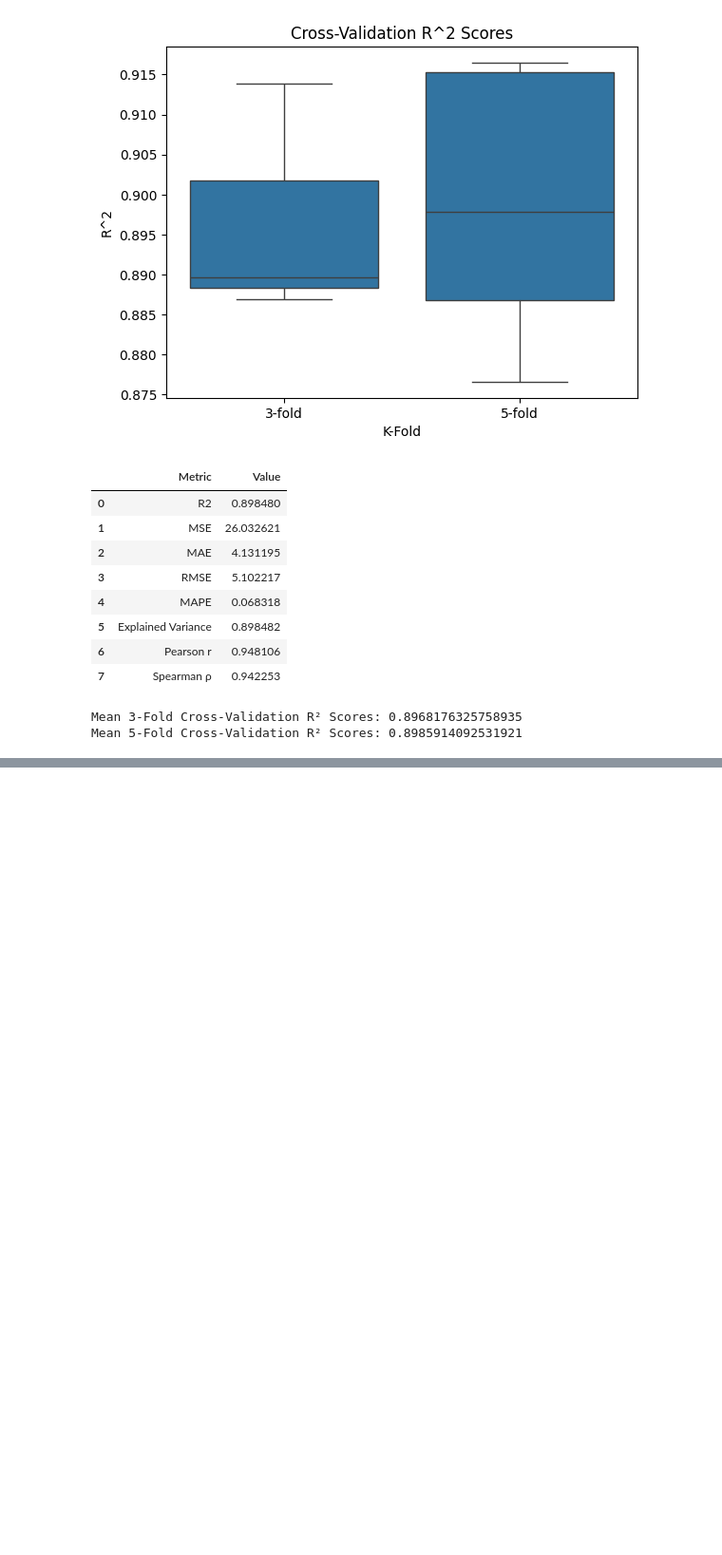
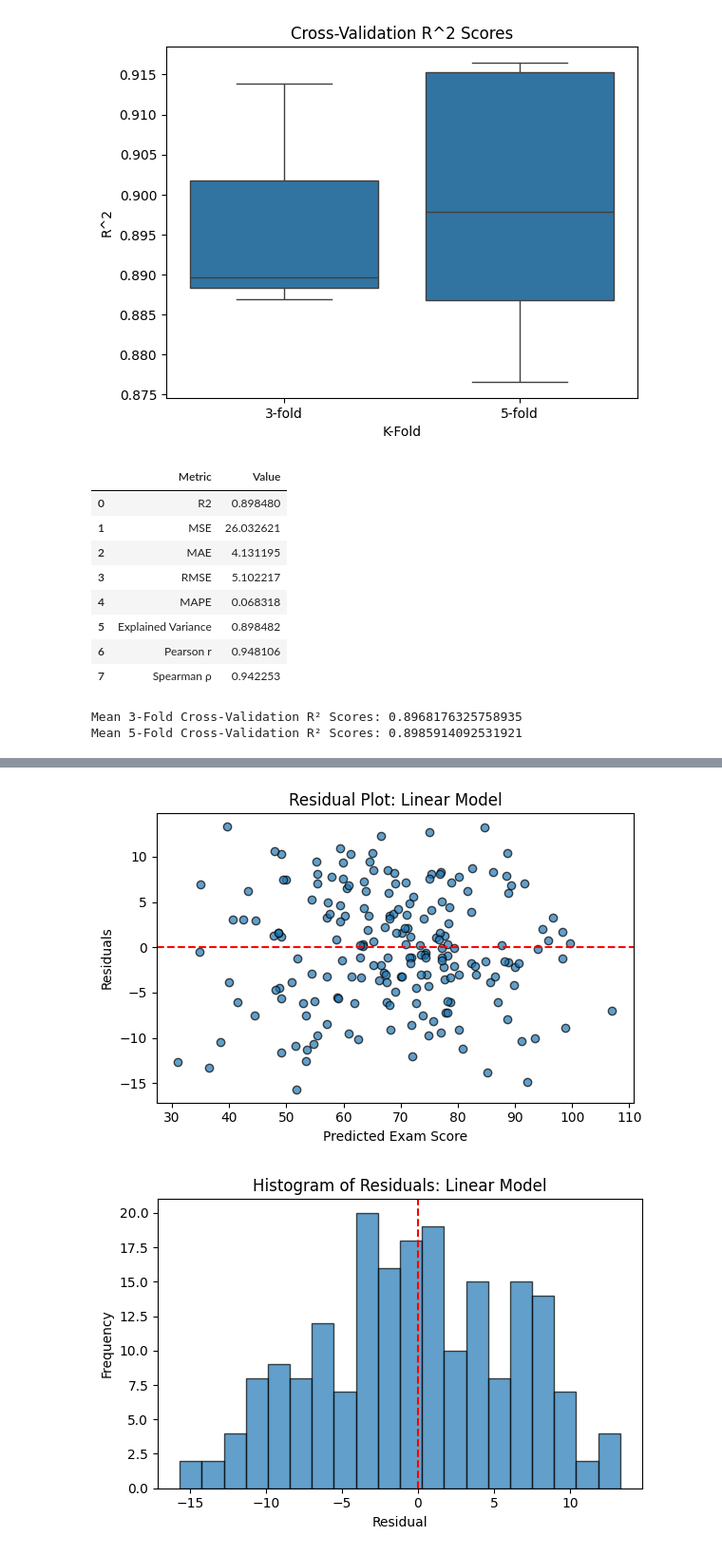
Before and after one commit to James-1337/ECS-171-Project, a Jupyter notebook: Linear_Regression_Model.ipynb, the cells around one changed output, grey strips where cells are left out. Shown at 95% size. Cells and saved outputs as stored; diff of their text form; code cells hidden in the pictures; blank space fills up the shorter version.

Commit message:
output of one of the cells wasnt right, added back plots for residuals

```diff
--- a/Linear_Regression_Model.ipynb
+++ b/Linear_Regression_Model.ipynb
@@ -159,0 +169,26 @@ Confusion Matrix:
+# %%
+# Calculate residuals
+residuals = y_test - y_pred
+
+# Residual scatter plot
+plt.figure(figsize=(6, 4))
+plt.scatter(y_pred, residuals, alpha=0.7, edgecolor='k')
+plt.axhline(0, linestyle='--', color='red')
+plt.xlabel("Predicted Exam Score")
+plt.ylabel("Residuals")
+plt.title("Residual Plot: Linear Model")
+plt.tight_layout()
+plt.show()
+
+# Residual histogram
+plt.figure(figsize=(6, 4))
+plt.hist(residuals, bins=20, edgecolor='black', alpha=0.7)
+plt.axvline(0, linestyle='--', color='red')
+plt.xlabel("Residual")
+plt.ylabel("Frequency")
+plt.title("Histogram of Residuals: Linear Model")
+plt.tight_layout()
+plt.show()
+# %% [output]
+[figure, added]
+[figure, added]
```
Also changed, not shown: parts of 1 cell of this notebook.
